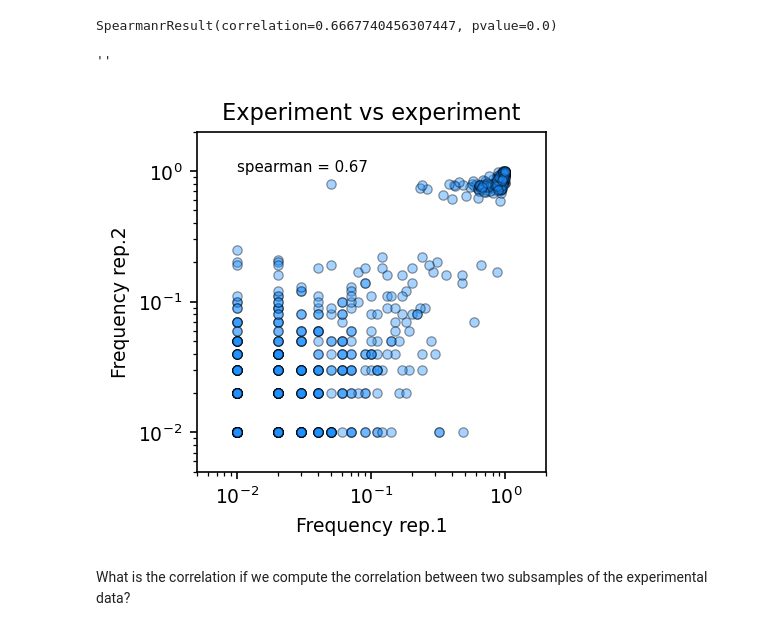
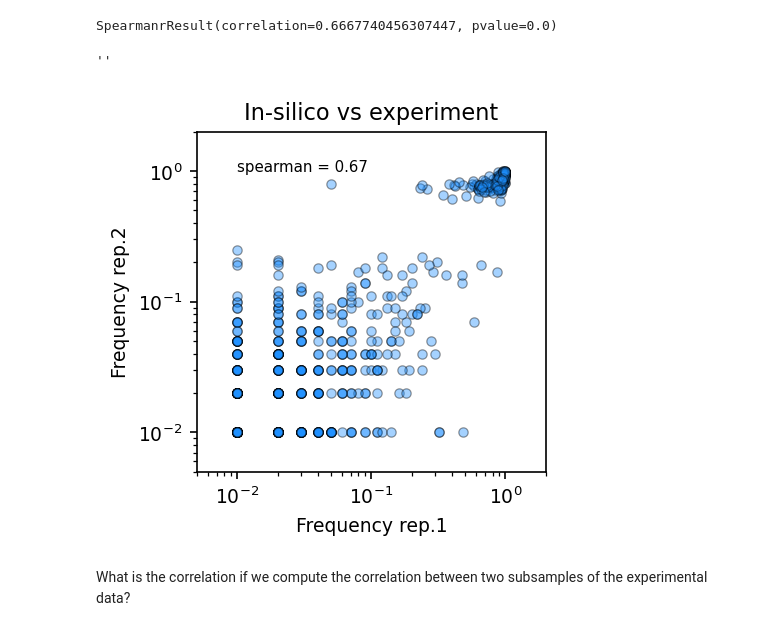
Before and after one commit to matteobisardi/ALGOSB_2021_tutorial, a Jupyter notebook: src/plmDCA_and_evolution.ipynb, the cells around one changed output. Saved outputs shown, nothing was run; the diff lists cells and outputs as text; code cells hidden in the pictures.

```diff
--- a/src/plmDCA_and_evolution.ipynb
+++ b/src/plmDCA_and_evolution.ipynb
@@ -1071,10 +1071,12 @@ Note that with the number of MC steps we can control sequence divergence and wit
 *Let's sample some sequences!*
 # %%
 #@title In-silico evolution (with DNA)
-# sample sequences
 
-##!##
-M_silico = 100 #@param {type : "number"}
+# wt sequence
+seq = PSE1
+
+# number of sequences
+M_silico = 1000 #@param {type : "number"}
 
 # MC steps
 MC_steps = 70 #@param {type : "number"}
@@ -1086,10 +1088,11 @@ MSA_silico = np.zeros((M_silico, L), dtype = int)
 start_t = time.time()
 for i in range(M_silico):
 
-    MSA_silico[i, :] = evol_seq(PSE1, MC_steps, h, J, L, T = Temp).Amino
+    MSA_silico[i, :] = evol_seq(seq, MC_steps, h, J, L, T = Temp).Amino
 
     if (i > 0) & (i%(M_silico//10) == 0):
         print(f"Sampled {i} sequences (out of {M_silico})")
+print(f"Sampled {M_silico} sequences (out of {M_silico})")
 final_t = time.time()
 print("\nDone! Enjoy your results.")
 print(f"The sampling has taken {round(final_t - start_t)} seconds in total (~ {round((final_t - start_t)/60)} minutes).")
@@ -1142,30 +1145,30 @@ SpearmanrResult(correlation=0.6667740456307447, pvalue=0.0)
 # %%
 #@title Scatter in-silico vs experiment
 # scatterplot experiment vs silico
 xsize = 3
 ysize = 3
 fig = plt.figure(figsize = (xsize, ysize), dpi = 150)
 
 pp = plt.scatter(fi_exp.flatten(), fi_silico.flatten(), alpha = 0.4, linewidth = 0.6,
       edgecolor = "black", color = "dodgerblue", s = 20)
 multip = 3
 
 # spearman
 sp = sc.spearmanr(fi_exp.flatten(),fi_silico.flatten())[0]
 
 plt.tick_params(labelsize = multip*xsize)
 plt.yscale("log")
 plt.xscale("log")
 plt.xlim( (1/(2*M_silico), 2))
 plt.ylim( (1/(2*M_silico), 2))
-plt.title("Experiment vs experiment", fontsize = 1.2*multip*xsize)
+plt.title("In-silico vs experiment", fontsize = 1.2*multip*xsize)
 plt.xlabel("Frequency rep.1", fontsize = multip*xsize)
 plt.ylabel("Frequency rep.2", fontsize = multip*xsize)
 plt.text(0.01, 1, f"spearman = {round(sp, 2)}", fontsize = 0.8*multip*xsize)
 ;
 # %% [output]
 ''
-[figure, old version]
+[figure, new version]
 # %% [markdown]
 What is the correlation if we compute the correlation between two subsamples of the experimental data?
 # %%
```
Also changed, not shown: parts of 5 cells of this notebook.
